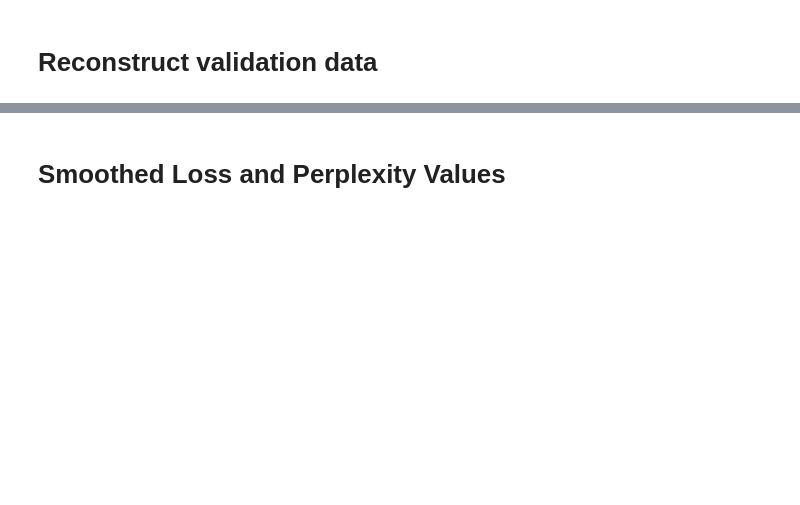
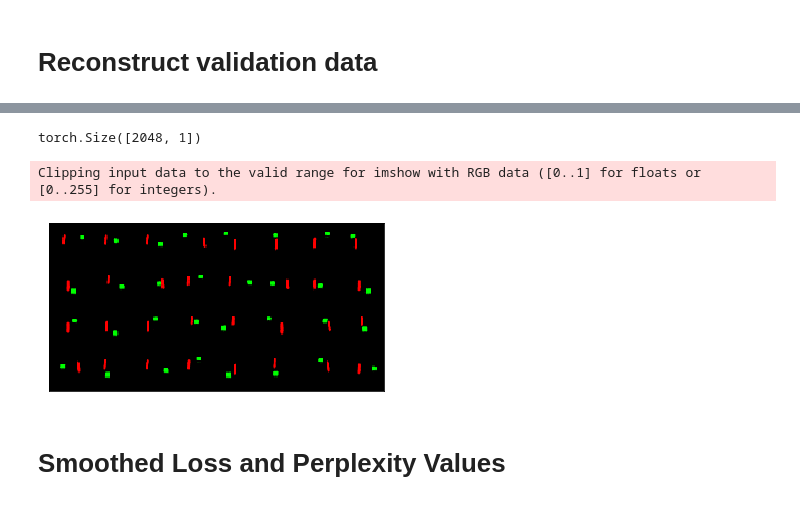
Before and after one commit to MishaLaskin/vqvae, a Jupyter notebook: visualization.ipynb, the cells around one changed output, grey strips where cells are left out. Cells and saved outputs as stored; diff of their text form; code cells hidden in the pictures; blank space fills up the shorter version.

```diff
--- a/visualization.ipynb
+++ b/visualization.ipynb
@@ -102,3 +121,27 @@ display_image_grid(x_val_recon)
+# %%
+print(e_indices.shape)
+# %% [output]
+torch.Size([2048, 1])
+# %%
+def recreate(model,e_indices):
+
+    min_encoding_indices = e_indices #torch.tensor(e_indices).reshape(-1,1).long().to(device)
+    min_encodings = torch.zeros(min_encoding_indices.shape[0], params['n_embeddings']).to(device)
+    min_encodings.scatter_(1, min_encoding_indices, 1)
+    e_weights = model.vector_quantization.embedding.weight
+    z_q = torch.matmul(min_encodings, e_weights).view((params["batch_size"],8,8,params["embedding_dim"]))
+    z_q = z_q.permute(0, 3, 1, 2).contiguous()
+
+    x_recon = model.decoder(z_q)
+    return x_recon, z_q,min_encoding_indices
+
+
+x_recon, z_q,min_encoding_indices = recreate(model,e_indices)
+
+display_image_grid(x_recon)
+# %% [output]
+Clipping input data to the valid range for imshow with RGB data ([0..1] for floats or [0..255] for integers).
+[figure, added]
 # %% [markdown]
 # Smoothed Loss and Perplexity Values
 # %%
```
Also changed, not shown: parts of 17 cells of this notebook, 2 other files.
